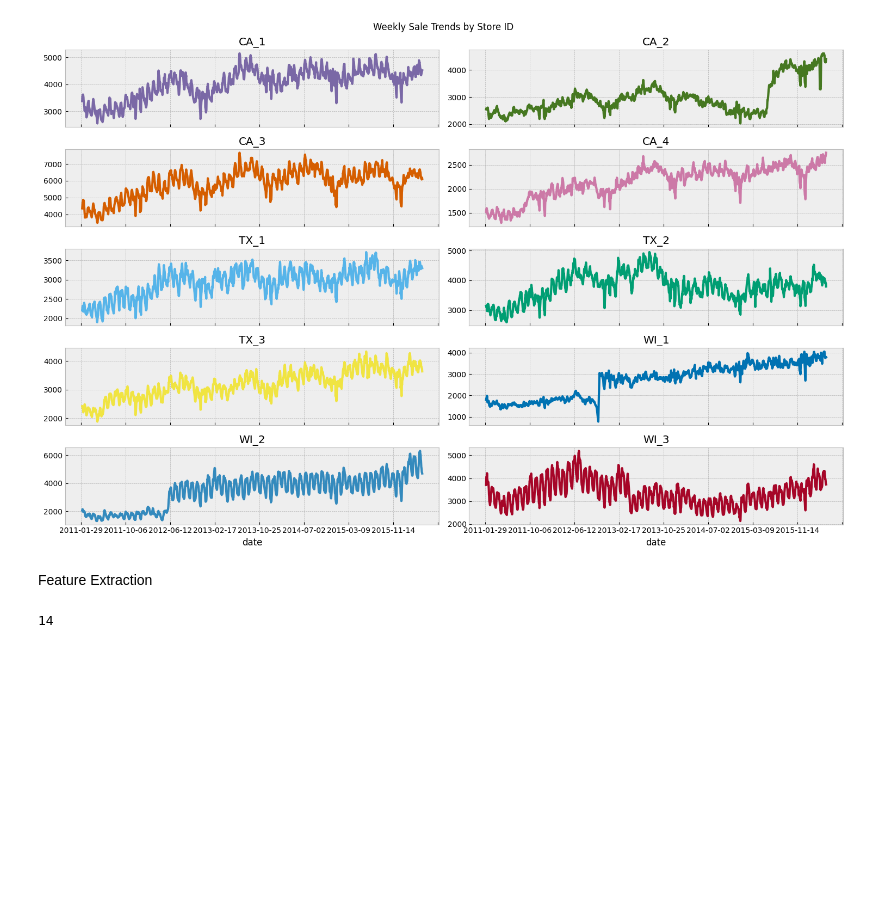
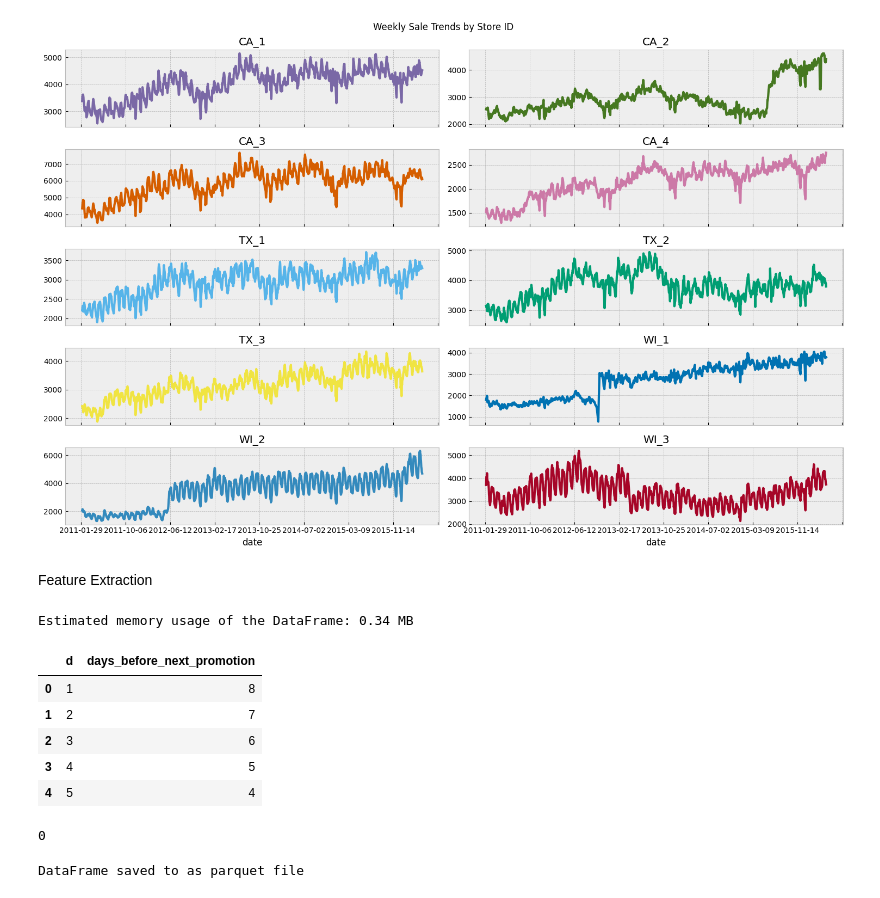
Before and after one commit to Gautham-Nagaraj/Data-695, a Jupyter notebook: Data 695 Report.ipynb, the cells around one changed output. Drawn from its saved outputs; the diff is of its cells as text; code cells hidden in the pictures; blank space fills up the shorter version.

Commit message:
Updated notebook with days_to_event feature

```diff
--- a/Data 695 Report.ipynb
+++ b/Data 695 Report.ipynb
@@ -309,6 +311,55 @@ plt.show()
 [figure]
 # %% [markdown]
 Feature Extraction
+# %%
+#Days before next event feature function
+def days_before_next_event(calendar_df):
+    calendar_df['date'] = pd.to_datetime(calendar_df['date'])
+    calendar_df = calendar_df.sort_values('date').reset_index(drop = True)
+    event_dates = calendar_df[calendar_df['event_name_1'].notna() | calendar_df['event_name_2'].notna()]['date'].tolist()
+
+    days_to_next = []
+    for date in calendar_df['date']:
+        days = -1
+        for event_date in event_dates:
+            if event_date > date:
+                days = (event_date - date).days
+                break
+        days_to_next.append(days)
+
+    calendar_df['days_before_next_promotion'] = days_to_next
+    return calendar_df
+# %%
+memory_usage_bytes = df.memory_usage(deep=True).sum()
+memory_usage_mb = memory_usage_bytes / (1024 * 1024)
+print(f"Estimated memory usage of the DataFrame: {memory_usage_mb:.2f} MB")
+# %% [output]
+Estimated memory usage of the DataFrame: 0.34 MB
+# %%
+chunk_size = 30000
+calendar = days_before_next_event(calendar)
+calendar = downcast(calendar)
+calendar['d'] = calendar['d'].astype(str).str.replace('d_', '').astype(np.int16)
+df['d'] = df['d'].astype(str).str.replace('d_', '').astype(np.int16)
+
+merged_chunks = []
+for i in tqdm(range(0, len(df), chunk_size), desc="Merging in chunks"):
+    chunk_df = df.iloc[i:i + chunk_size].copy()
+    chunk_df['d'] = chunk_df['d'].astype(np.int16)
+    merged_chunk = pd.merge(chunk_df, calendar[['d', 'days_before_next_promotion']], on='d', how='left')
+    merged_chunks.append(merged_chunk)
+    gc.collect()
+
+df = pd.concat(merged_chunks, ignore_index=True)
+gc.collect()
+display(df[['d', 'days_before_next_promotion']].head())
+# %% [output]
+|  | d | days_before_next_promotion |
+| 0 | 1 | 8 |
+| 1 | 2 | 7 |
+| 2 | 3 | 6 |
+| 3 | 4 | 5 |
+| 4 | 5 | 4 |
 # %%
 df = pd.melt(sales, id_vars= ['id', 'item_id', 'dept_id',
                              'cat_id', 'store_id', 'state_id'],
@@ -317,14 +368,16 @@ df = pd.melt(sales, id_vars= ['id', 'item_id', 'dept_id',
 for col in ['id', 'item_id', 'dept_id', 'cat_id', 'store_id', 'state_id']:
     df[col] = df[col].copy().astype('category')
 
-df = pd.merge(df, calendar, on = 'd', how = 'left')
+df['d'] = df['d'].str.extract(r'(\d+)').astype(np.int16)
+
+df = pd.merge(df, calendar[['d', 'wm_yr_wk', 'wday', 'month', 'year']], on = 'd', how = 'left')
 df = pd.merge(df, prices, on = ['store_id', 'item_id', 'wm_yr_wk'], how = 'left')
 gc.collect()
 
-df['d'] = df['d'].str.extract(r'(\d+)').astype(np.int16)
 df['wday'] = df['wday'].astype(np.int8)
 df['month'] = df['month'].astype(np.int8)
 df['year'] = df['year'].astype(np.int16)
+
 
 item_id_freq_map = df['item_id'].value_counts().to_dict()
 df['item_id_freq'] = df['item_id'].map(item_id_freq_map).astype(np.int32)
@@ -334,4 +387,9 @@ for window in tqdm(windows, desc = "Creating Rolling Means"):
     df[f'rolling_mean_{window}'] = df.groupby(['id'])['sales'].transform(lambda x: x.shift(28).rolling(window).mean()).astype(np.float32)
 gc.collect()
 # %% [output]
-14
+0
+# %%
+df.to_parquet('dataframe_with_features.parquet', index=False)
+print("DataFrame saved to as parquet file")
+# %% [output]
+DataFrame saved to as parquet file
```
Also changed, not shown: parts of 2 cells of this notebook.
